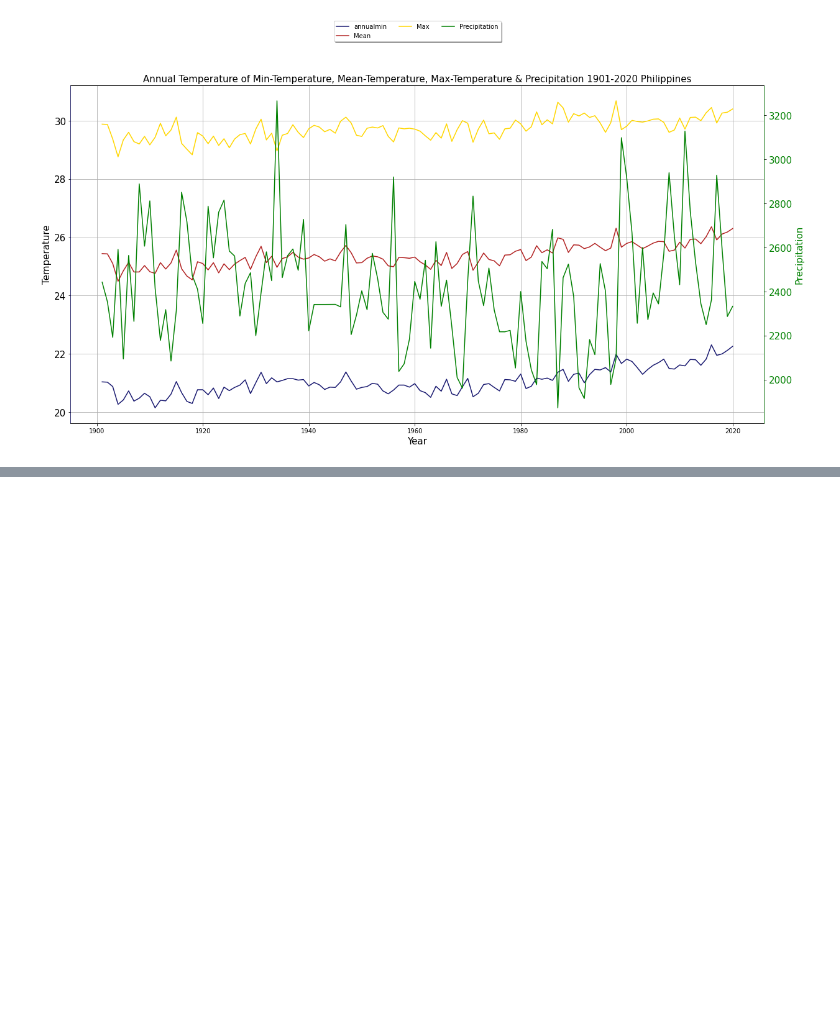
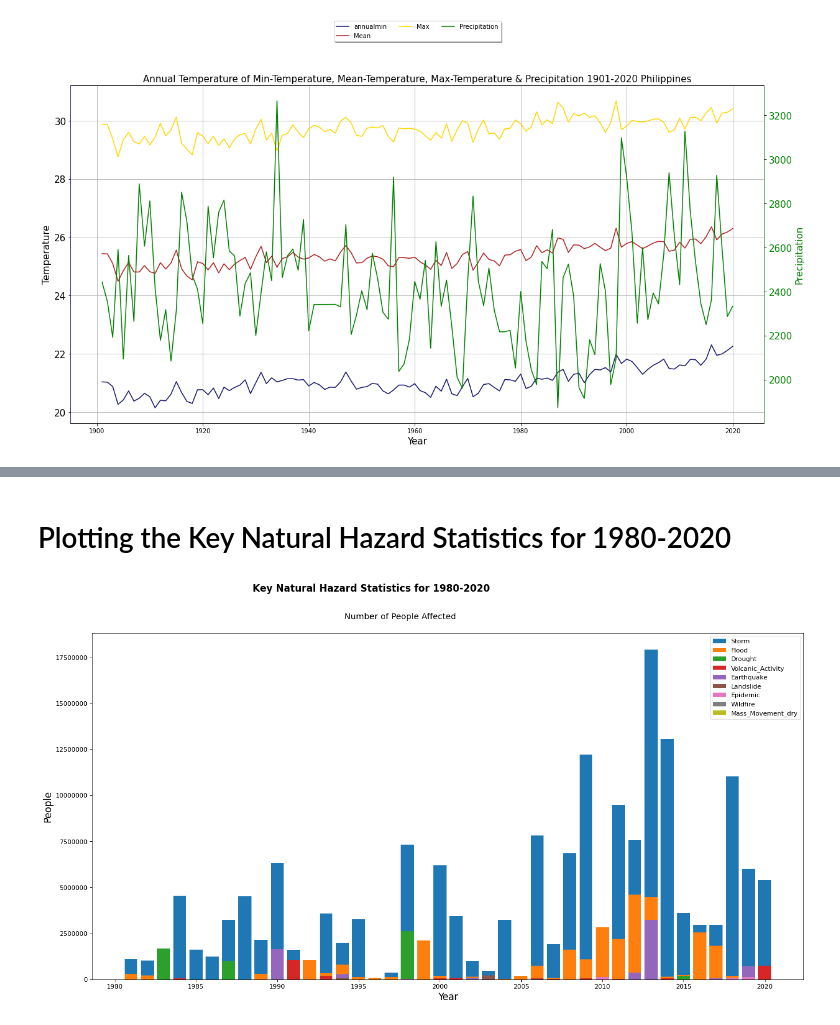
Before and after one commit to edbertocampo/Analytics-Techniques-and-Tools-Proposal-, a Jupyter notebook: Climate_Change_in_the_Philippines_through_the_Years.ipynb, the cells around one changed output, grey strips where cells are left out. Saved outputs shown, nothing was run; the diff lists cells and outputs as text; code cells hidden in the pictures; blank space fills up the shorter version.

Commit message:
Added a code for Cleaning and Plotting Key Natural Hazard Statistics

```diff
--- a/Climate_Change_in_the_Philippines_through_the_Years.ipynb
+++ b/Climate_Change_in_the_Philippines_through_the_Years.ipynb
@@ -24,6 +24,7 @@ climatology_1 = 'https://github.com/edbertocampo/ITBA3206-PROJECT-GAIA/raw/main/
 climatology_2 = 'https://github.com/edbertocampo/ITBA3206-PROJECT-GAIA/raw/main/datasets/tas_climatology_annual-monthly_cru_1931-1960_PHL.csv'
 climatology_3 = 'https://github.com/edbertocampo/ITBA3206-PROJECT-GAIA/raw/main/datasets/tas_climatology_annual-monthly_cru_1961-1990_PHL.csv'
 climatology_4 = 'https://github.com/edbertocampo/ITBA3206-PROJECT-GAIA/raw/main/datasets/tas_climatology_annual-monthly_cru_1991-2020_PHL.csv'
+statistics = 'https://github.com/edbertocampo/ITBA3206-PROJECT-GAIA/raw/main/datasets/key-natural-hazard-statistics-for-1980-2020.csv'
 # %% [markdown]
 # Reading and Printing the datasets(.csv files)
 # %%
@@ -39,6 +40,7 @@ climatology1 = pd.read_csv(climatology_1)
 climatology2 = pd.read_csv(climatology_2)
 climatology3 = pd.read_csv(climatology_3)
 climatology4 = pd.read_csv(climatology_4)
+stats = pd.read_csv(statistics)
 # %% [markdown]
 # Renaming Annual Mean Header
 # %%
@@ -179,0 +184,7 @@ plt.show()
+# %%
+stats.fillna(0 , inplace=True)
+
+stats
+
+stats.rename(columns={'Volcanic activity': 'Volcanic_Activity', 'Mass movement (dry)': 'Mass_Movement_dry'}, inplace=True)
+stats
@@ -179,0 +209,48 @@ plt.show()
+# %% [markdown]
+# Plotting the Key Natural Hazard Statistics for 1980-2020
+# %%
+import matplotlib.ticker as ticker
+
+fig, ax = plt.subplots(figsize=(20, 10), dpi=80)
+ax.bar(stats.loc[0:39, 'Category'], stats.loc[0:39, 'Storm'], label='Storm')
+ax.bar(stats.loc[0:39, 'Category'], stats.loc[0:39, 'Flood'], label='Flood')
+ax.bar(stats.loc[0:39, 'Category'], stats.loc[0:39, 'Drought'], label='Drought')
+ax.bar(stats.loc[0:39, 'Category'], stats.loc[0:39, 'Volcanic_Activity'], label='Volcanic_Activity')
+ax.bar(stats.loc[0:39, 'Category'], stats.loc[0:39, 'Earthquake'], label='Earthquake')
+ax.bar(stats.loc[0:39, 'Category'], stats.loc[0:39, 'Landslide'], label='Landslide')
+ax.bar(stats.loc[0:39, 'Category'], stats.loc[0:39, 'Epidemic'], label='Epidemic')
+ax.bar(stats.loc[0:39, 'Category'], stats.loc[0:39, 'Wildfire'], label='Wildfire')
+ax.bar(stats.loc[0:39, 'Category'], stats.loc[0:39, 'Mass_Movement_dry'], label='Mass_Movement_dry')
+ax.legend()
+tick_spacing = 5
+ax.ticklabel_format(useOffset=False, style='plain')
+ax.xaxis.set_major_locator(ticker.MultipleLocator(tick_spacing))
+plt.ylabel('People', fontsize=15)
+plt.xlabel('Year', fontsize=15)
+
+subtitle = [
+    "Number of People Affected",
+]
+
+fig.text(
+    0.30,
+    0.97,
+    "Key Natural Hazard Statistics for 1980-2020",
+    color='black',
+    fontsize=15,
+    fontname="sans-serif",
+    weight="bold"
+)
+
+fig.text(
+    0.40,
+    0.91,
+    "\n".join(subtitle),
+    ha="left",
+    color='black',
+    fontname="sans-serif",
+    fontsize=13,
+)
+plt.show()
+# %% [output]
+[figure, added]
```
Also changed, not shown: parts of 2 cells of this notebook.
